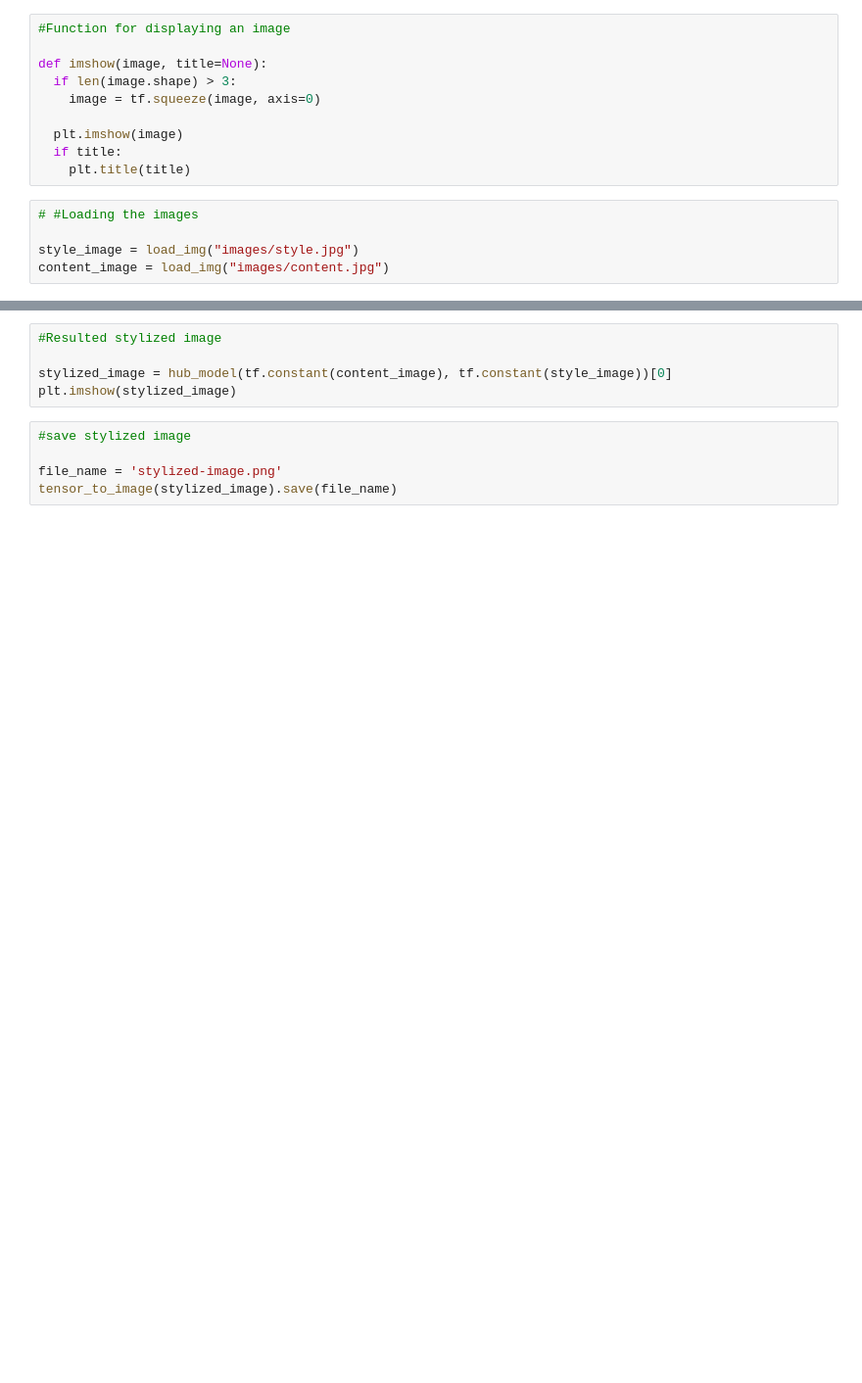
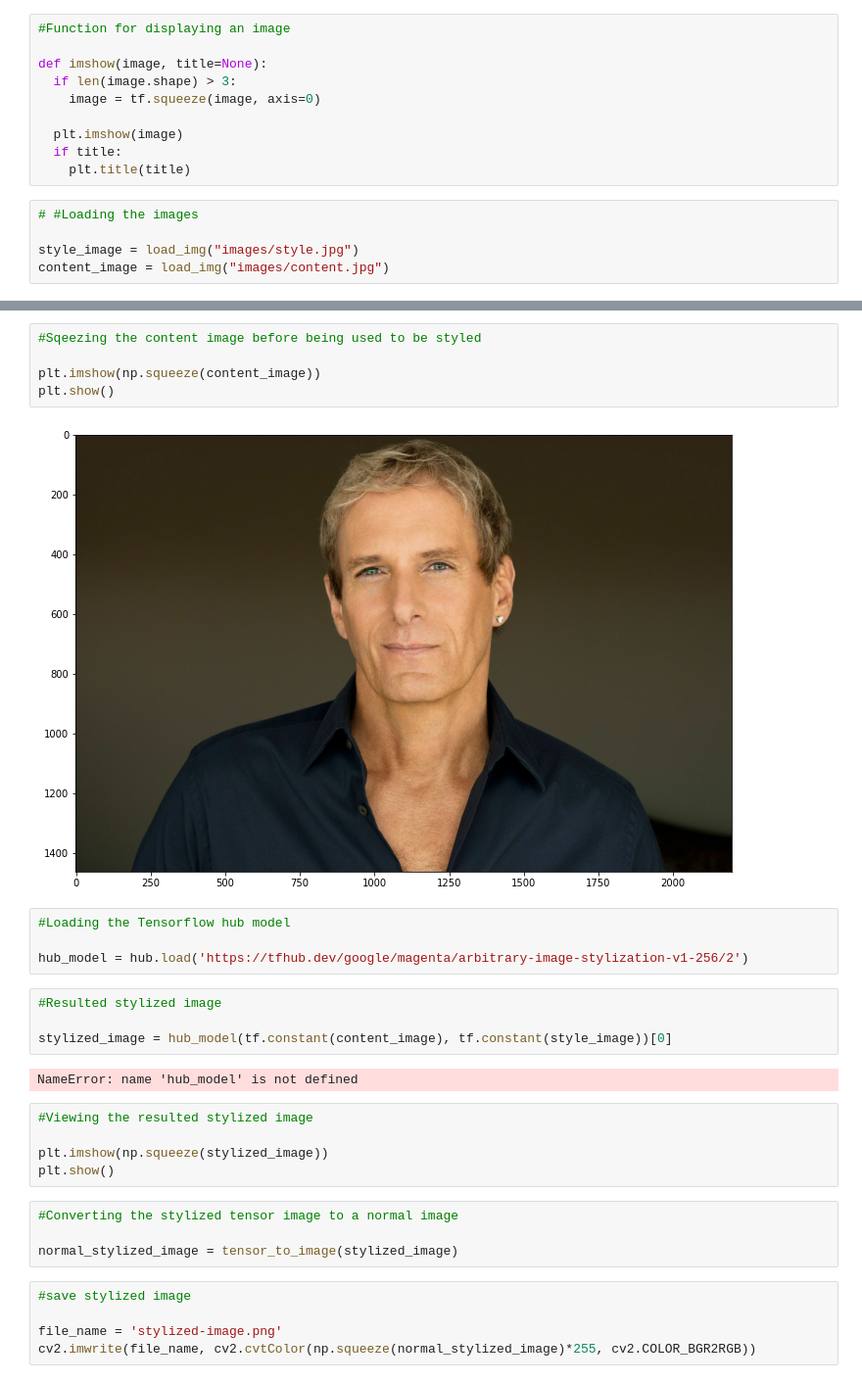
Before and after one commit to misingo255/Neural-style-transfer-with-TF-Hub, a Jupyter notebook: model.ipynb, the cells around one changed output, grey strips where cells are left out. Shown at 98% size. Saved outputs shown, nothing was run; the diff lists cells and outputs as text; blank space fills up the shorter version.

```diff
--- a/model.ipynb
+++ b/model.ipynb
@@ -69,10 +84,31 @@ hub_model = hub.load('https://tfhub.dev/google/magenta/arbitrary-image-stylizati
+# %%
+#Sqeezing the content image before being used to be styled
+
+plt.imshow(np.squeeze(content_image))
+plt.show()
+# %% [output]
+[figure, added]
+# %%
+#Loading the Tensorflow hub model
+
+hub_model = hub.load('https://tfhub.dev/google/magenta/arbitrary-image-stylization-v1-256/2')
 # %%
 #Resulted stylized image
 
 stylized_image = hub_model(tf.constant(content_image), tf.constant(style_image))[0]
-plt.imshow(stylized_image)
+# %% [output]
+NameError: name 'hub_model' is not defined
+# %%
+#Viewing the resulted stylized image
+
+plt.imshow(np.squeeze(stylized_image))
+plt.show()
+# %%
+#Converting the stylized tensor image to a normal image
+
+normal_stylized_image = tensor_to_image(stylized_image)
 # %%
 #save stylized image
 
 file_name = 'stylized-image.png'
-tensor_to_image(stylized_image).save(file_name)
+cv2.imwrite(file_name, cv2.cvtColor(np.squeeze(normal_stylized_image)*255, cv2.COLOR_BGR2RGB))
```
Also changed, not shown: parts of 8 cells of this notebook.
